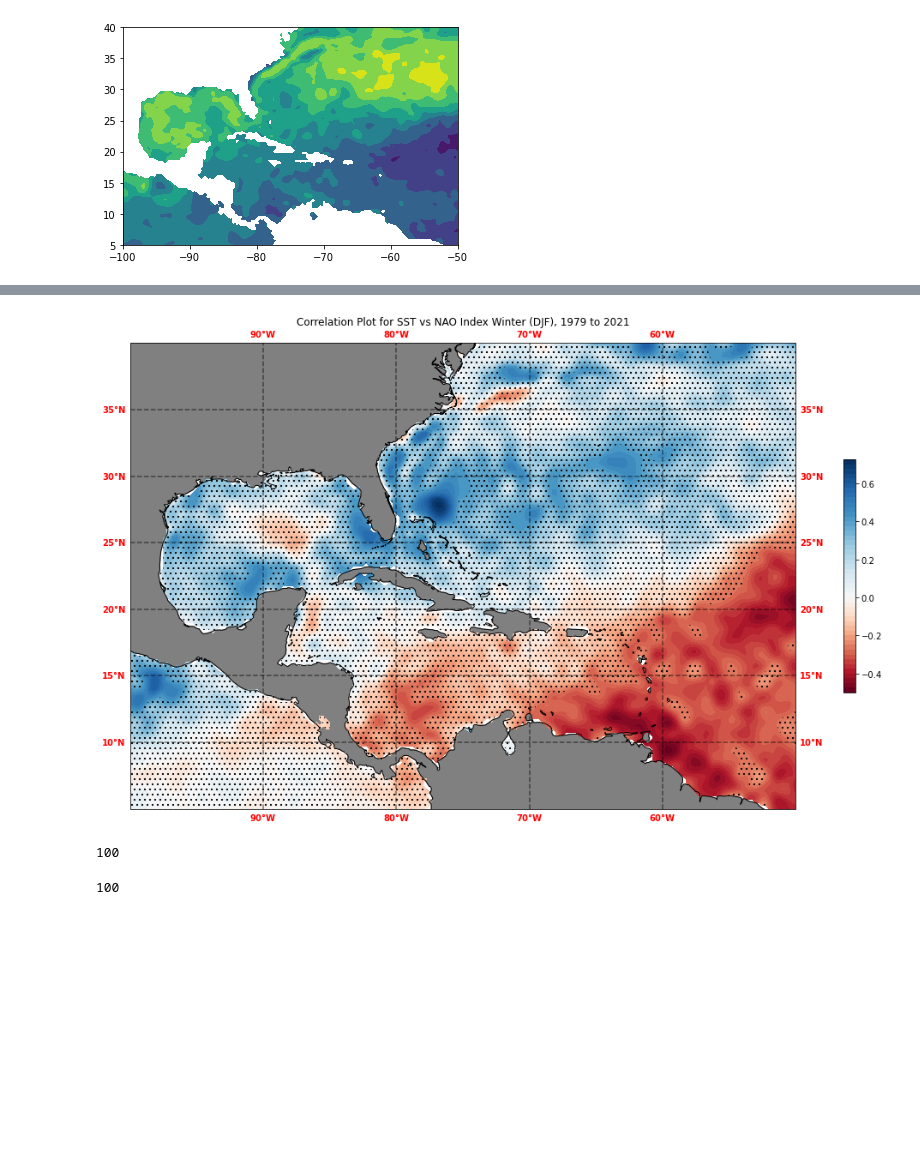
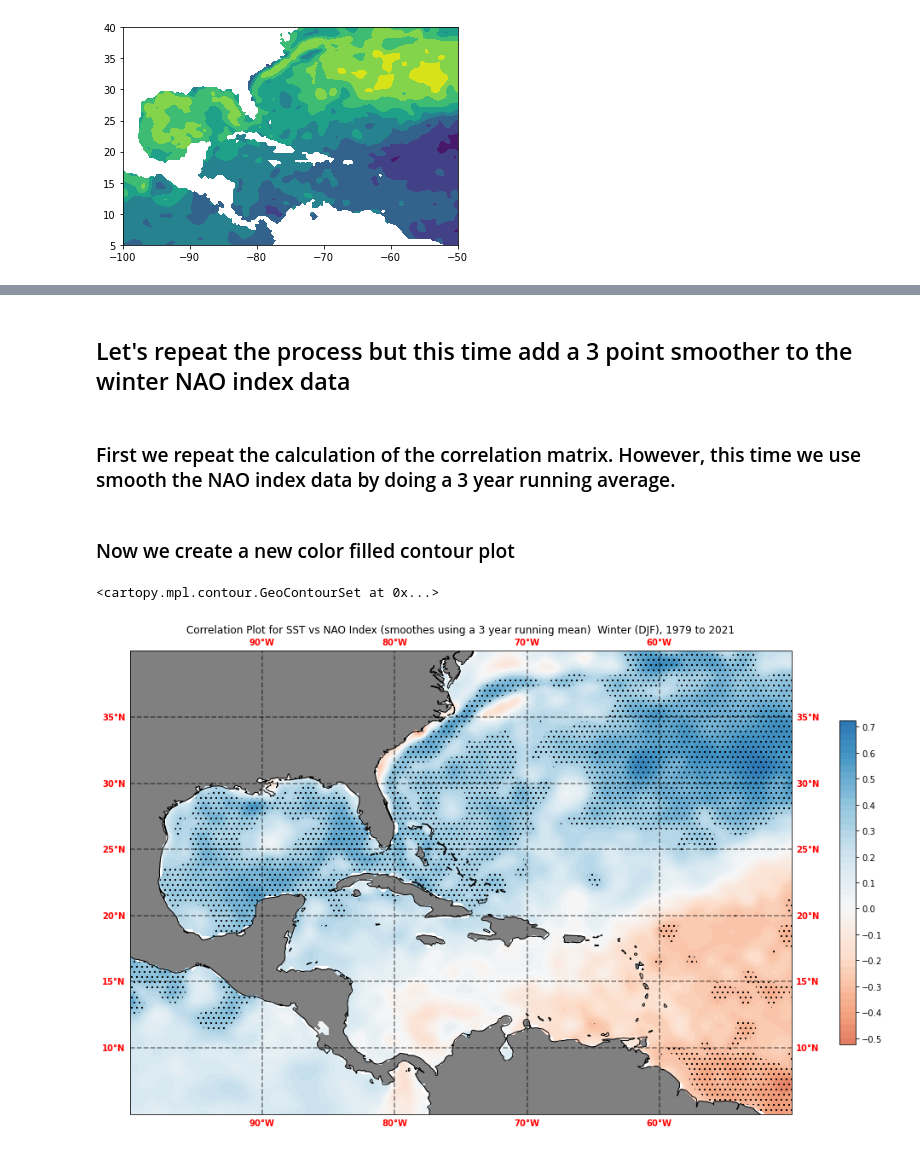
Before and after one commit to Dessyb86/MPO624_2022, a Jupyter notebook: Notebooks/Patrick_final_project.ipynb, the cells around one changed output, grey strips where cells are left out. Cells and saved outputs as stored; diff of their text form; code cells hidden in the pictures; blank space fills up the shorter version.

```diff
--- a/Notebooks/Patrick_final_project.ipynb
+++ b/Notebooks/Patrick_final_project.ipynb
@@ -231,12 +313,0 @@ plt.plot(x, smooth(y,19))
-# %%
-fig
-# %% [output]
-[figure, removed]
-# %%
-len(smooth(y,3))
-# %% [output]
-100
-# %%
-len(smooth(y,19))
-# %% [output]
-100
@@ -262,0 +314,4 @@ print(len(nao_winter))
+# %% [markdown]
+## Let's repeat the process but this time add a 3 point smoother to the winter NAO index data
+# %% [markdown]
+### First we repeat the calculation of the correlation matrix. However, this time we use smooth the NAO index data by doing a 3 year running average.
@@ -262,0 +341,43 @@ print(len(nao_winter))
+# %% [markdown]
+### Now we create a new color filled contour plot
+# %%
+fig2 = plt.figure(figsize=(20, 10))
+
+ax2 = fig2.add_subplot(1, 1, 1, projection=ccrs.PlateCarree())
+
+#changing land color to grey
+ax2.add_feature(cfeature.LAND,facecolor=("grey"))
+
+#outlining coastline
+ax2.add_feature(cfeature.COASTLINE)
+
+#adding latitudinal and longitudinal gridlines
+gl2 = ax2.gridlines(crs=ccrs.PlateCarree(), draw_labels=True,
+                  linewidth=1.5, color='black', alpha=0.5, linestyle='--')
+
+#changing labels on both axis from the default black to red
+gl2.xlabel_style = {'color': 'red', 'weight': 'bold','size': 10}
+gl2.ylabel_style = {'color': 'red', 'weight': 'bold','size': 10}
+
+#creating colorbar
+#setting the colorbar orientation to vertical (orientation='vertical')
+#setting colobar size to 70% the size of the vertical axis (shrink = 0.7)
+#ticks from -1 to 1 in steps of 0.1
+
+#creating color filled contour plot with "RdBu" color scheme
+filled_c2 = ax2.contourf(ds.longitude, ds.latitude, smooth_corr_matrix,transform=ccrs.PlateCarree(),\
+                       cmap='RdBu',levels=50,norm=midnorm)
+
+fig2.colorbar(filled_c2, orientation='vertical',shrink = 0.7,ticks=np.arange(-1,1,0.1))
+
+#set plot title
+plt.title("Correlation Plot for SST vs NAO Index (smoothes using a 3 year running mean)  Winter (DJF), 1979 to 2021")
+
+
+
+#overlaying a plot of stipples over areas where correlation are significant
+ax2.contourf(ds.longitude, ds.latitude,smooth_corr_matrix,transform=ccrs.PlateCarree(),\
+            levels=[-1,-0.3,0.3,1],norm=midnorm,hatches=["..","",".."],alpha=0)
+# %% [output]
+<cartopy.mpl.contour.GeoContourSet at 0x...>
+[figure, added]
```
Also changed, not shown: parts of 39 cells of this notebook.
